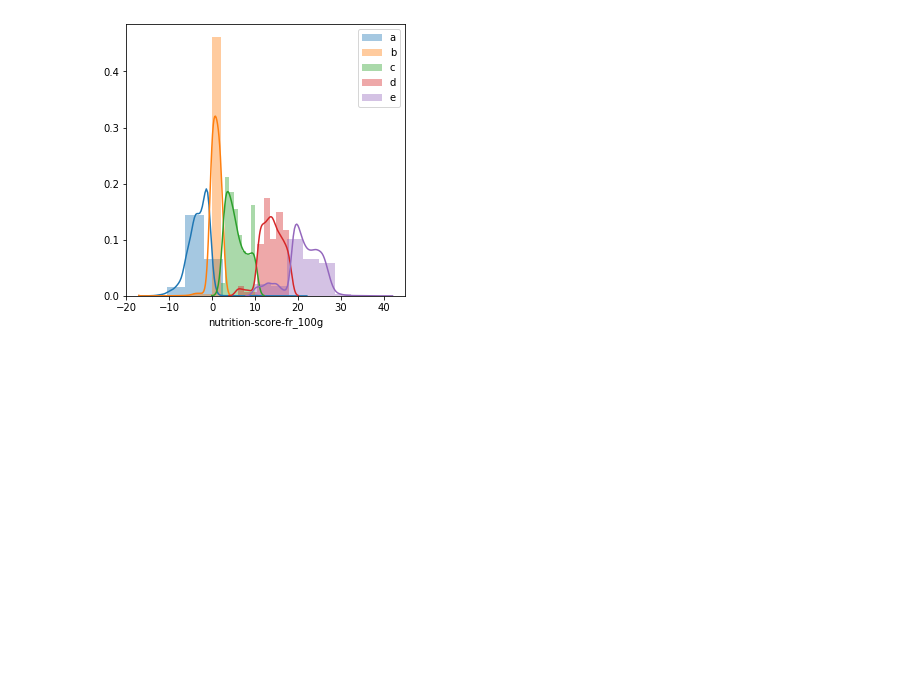
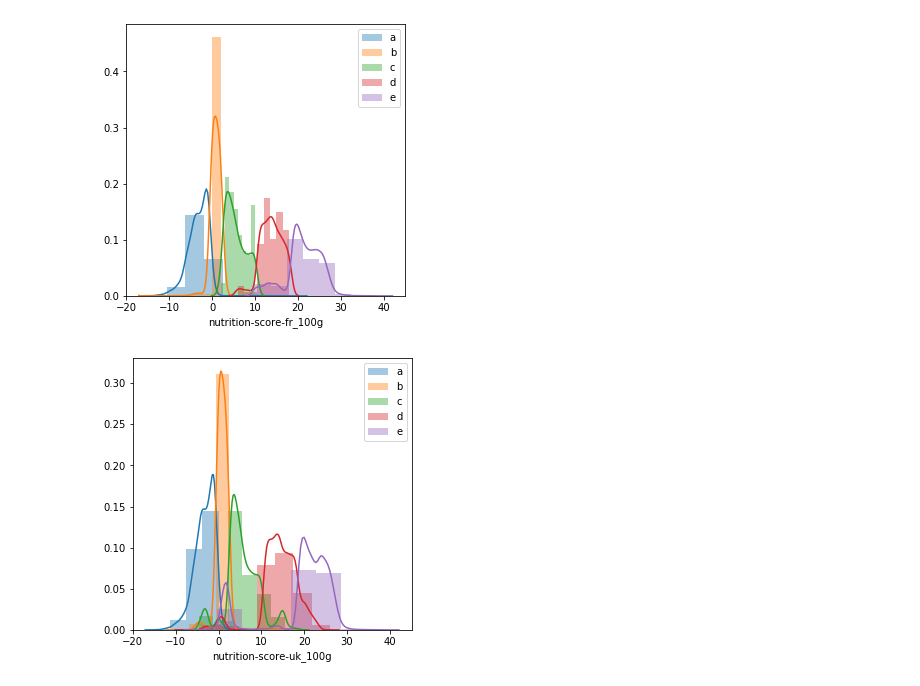
Before and after one commit to MarcBickel/project_gobigorgohome, a Jupyter notebook: openfood_lorenzo.ipynb, the cells around one changed output. Saved outputs shown, nothing was run; the diff lists cells and outputs as text; code cells hidden in the pictures; blank space fills up the shorter version.

```diff
--- a/openfood_lorenzo.ipynb
+++ b/openfood_lorenzo.ipynb
@@ -122,3 +145,7 @@ facts_100g=['energy_100g', 'fat_100g','saturated-fat_100g',
+# %%
+dist_nutritiongrade(df_ns,'nutrition-score-uk_100g',bw=0.7)
+# %% [output]
+[figure, added]
 # %%
 for var in facts_100g:
     dist_nutritiongrade(df_ns,var,bw=1)
```
Also changed, not shown: parts of 24 cells of this notebook.
